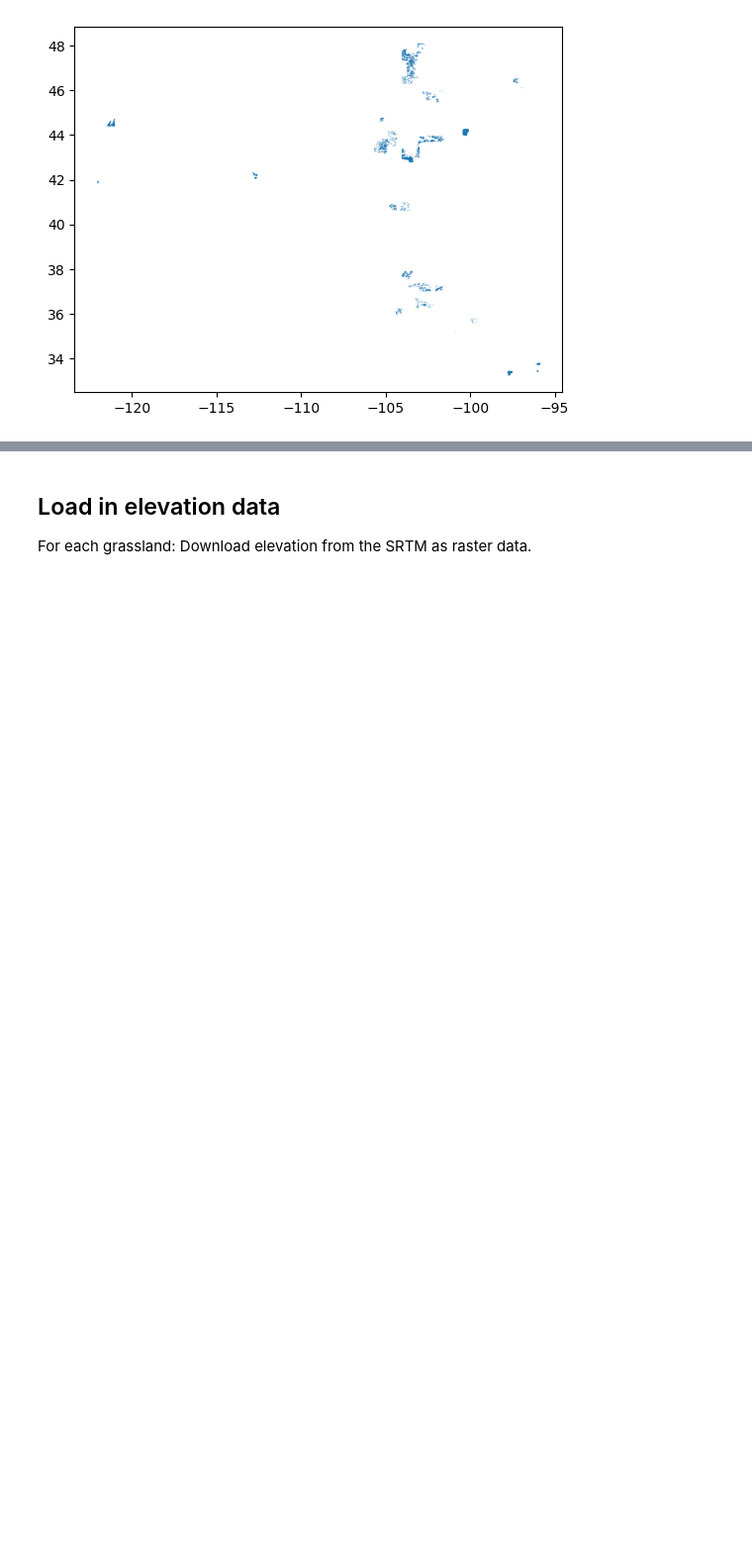
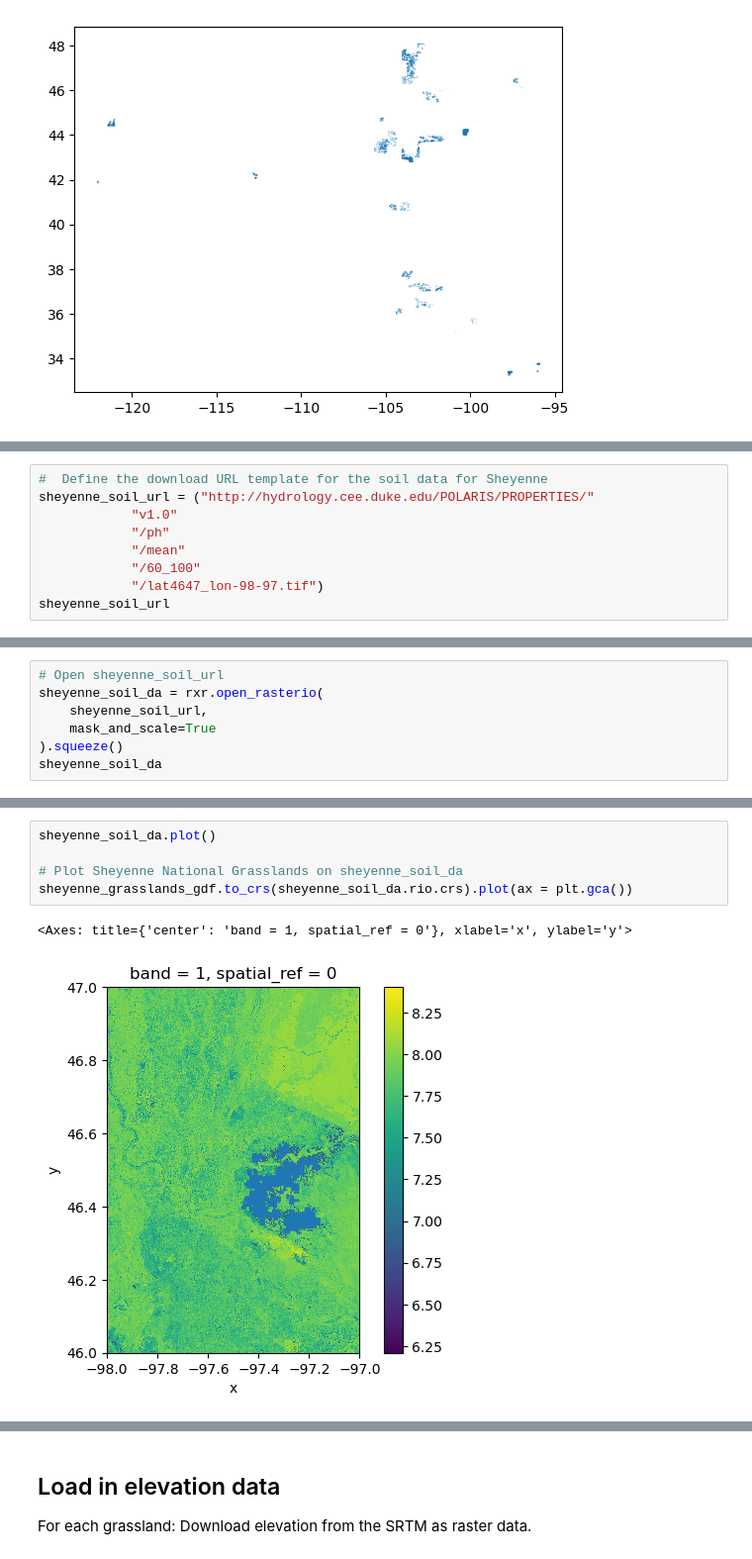
Before and after one commit to hanried/habitat-suitability, a Jupyter notebook: 00-habitat-suitability.ipynb, the cells around one changed output, grey strips where cells are left out. Shown at 99% size. Cells and saved outputs as stored; diff of their text form; blank space fills up the shorter version.

Commit message:
experimented with soil download

```diff
--- a/00-habitat-suitability.ipynb
+++ b/00-habitat-suitability.ipynb
@@ -115,0 +131,9 @@ For each grassland:
+# %%
+#  Define the download URL template for the soil data for Sheyenne
+sheyenne_soil_url = ("http://hydrology.cee.duke.edu/POLARIS/PROPERTIES/"
+            "v1.0"
+            "/ph"
+            "/mean"
+            "/60_100"
+            "/lat4647_lon-98-97.tif")
+sheyenne_soil_url
@@ -115,0 +142,7 @@ For each grassland:
+# %%
+# Open sheyenne_soil_url
+sheyenne_soil_da = rxr.open_rasterio(
+    sheyenne_soil_url,
+    mask_and_scale=True
+).squeeze()
+sheyenne_soil_da
@@ -115,0 +159,8 @@ For each grassland:
+# %%
+sheyenne_soil_da.plot()
+
+# Plot Sheyenne National Grasslands on sheyenne_soil_da
+sheyenne_grasslands_gdf.to_crs(sheyenne_soil_da.rio.crs).plot(ax = plt.gca())
+# %% [output]
+<Axes: title={'center': 'band = 1, spatial_ref = 0'}, xlabel='x', ylabel='y'>
+[figure, added]
```
Also changed, not shown: parts of 16 cells of this notebook.
